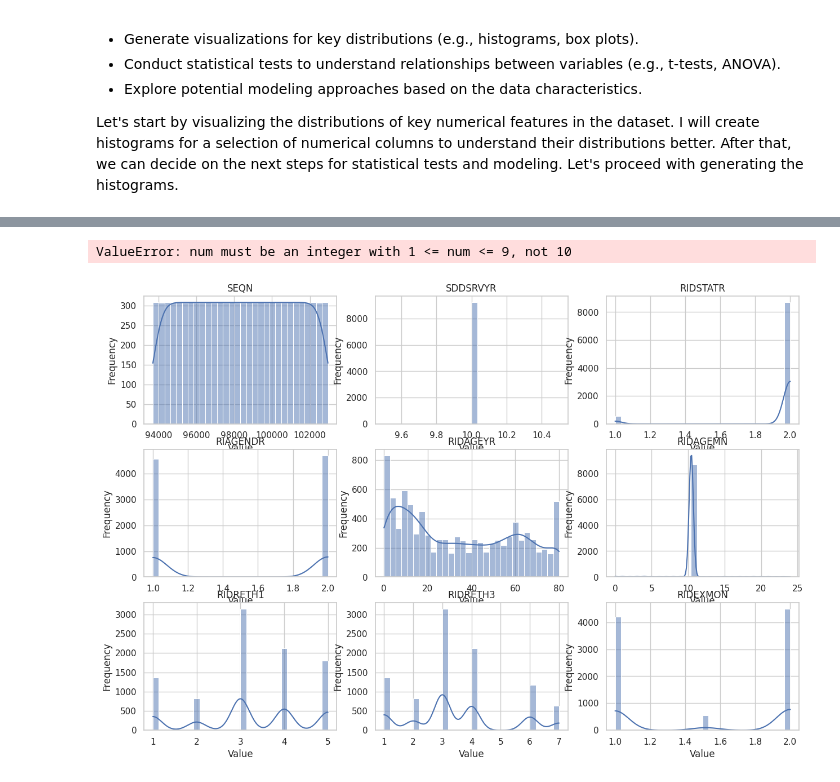
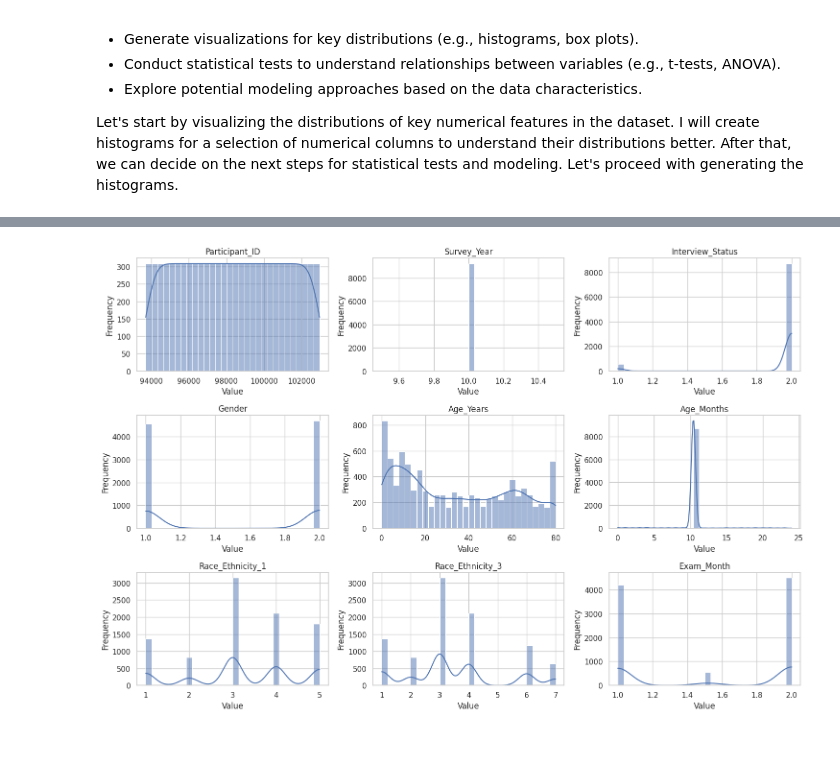
Before and after one commit to mutungu/Cancer-predictive-model, a Jupyter notebook: cancer_model.ipynb, the cells around one changed output, grey strips where cells are left out. Drawn from its saved outputs; the diff is of its cells as text; code cells hidden in the pictures; blank space fills up the shorter version.

```diff
--- a/cancer_model.ipynb
+++ b/cancer_model.ipynb
@@ -424,13 +480,13 @@ import seaborn as sns
 sns.set(style='whitegrid')
 
 # Create histograms for numerical columns to visualize distributions
-numerical_columns = df.select_dtypes(include=['float64', 'int64']).columns
+numerical_columns = merged_df.select_dtypes(include=['float64', 'int64']).columns
 
 # Plot histograms for the first few numerical columns
 plt.figure(figsize=(15, 10))
 for i, column in enumerate(numerical_columns[:5], 1):
     plt.subplot(2, 3, i)
-    sns.histplot(df[column], bins=30, kde=True)
+    sns.histplot(merged_df[column], bins=30, kde=True)
     plt.title('Distribution of ' + column)
 plt.tight_layout()
 plt.show()
@@ -447,7 +503,7 @@ Next, I will create box plots to further investigate the presence of outliers an
 plt.figure(figsize=(15, 10))
 for i, column in enumerate(numerical_columns[:5], 1):
     plt.subplot(2, 3, i)
-    sns.boxplot(x=df[column])
+    sns.boxplot(x=merged_df[column])
     plt.title('Box Plot of ' + column)
 plt.tight_layout()
 plt.show()
@@ -624,0 +767,22 @@ Let's start by visualizing the distributions of key numerical features in the da
+# %%
+# Import necessary libraries for visualization
+import seaborn as sns
+import matplotlib.pyplot as plt
+
+# Set a larger figure size
+plt.figure(figsize=(18, 12))
+
+# Selecting the first nine numerical columns to visualize
+numerical_columns = merged_df.select_dtypes(include=['float64', 'int64']).columns[:9].tolist()
+
+# Create histograms for the selected numerical columns
+for index, column in enumerate(numerical_columns):
+    plt.subplot(3, 3, index + 1)
+    sns.histplot(merged_df[column], bins=30, kde=True)
+    plt.title(column)
+    plt.xlabel('Value')
+    plt.ylabel('Frequency')
+
+# Adjust spacing between subplots
+plt.subplots_adjust(wspace=0.4, hspace=0.6)
+plt.show()
@@ -625,25 +791,24 @@ Let's start by visualizing the distributions of key numerical features in the da
 # %%
-# Importing necessary libraries for visualization
+# Import necessary libraries for visualization
 import seaborn as sns
 import matplotlib.pyplot as plt
 
 # Set the size of the plot
 plt.figure(figsize=(15, 10))
 
-# Selecting a few numerical columns to visualize
-numerical_columns = df_filled.select_dtypes(include=['float64', 'int64']).columns.tolist()
+# Selecting the first nine numerical columns to visualize
+numerical_columns = merged_df.select_dtypes(include=['float64', 'int64']).columns[:9].tolist()
 
 # Create histograms for the selected numerical columns
-for column in numerical_columns:
-    plt.subplot(3, 3, numerical_columns.index(column) + 1)
-    sns.histplot(df_filled[column], bins=30, kde=True)
+for index, column in enumerate(numerical_columns):
+    plt.subplot(3, 3, index + 1)
+    sns.histplot(merged_df[column], bins=30, kde=True)
     plt.title(column)
     plt.xlabel('Value')
     plt.ylabel('Frequency')
 
 # Adjust layout
 plt.tight_layout()
 plt.show()
 # %% [output]
-ValueError: num must be an integer with 1 <= num <= 9, not 10
-[figure, old version]
+[figure, new version]
```
Also changed, not shown: parts of 19 cells of this notebook.
